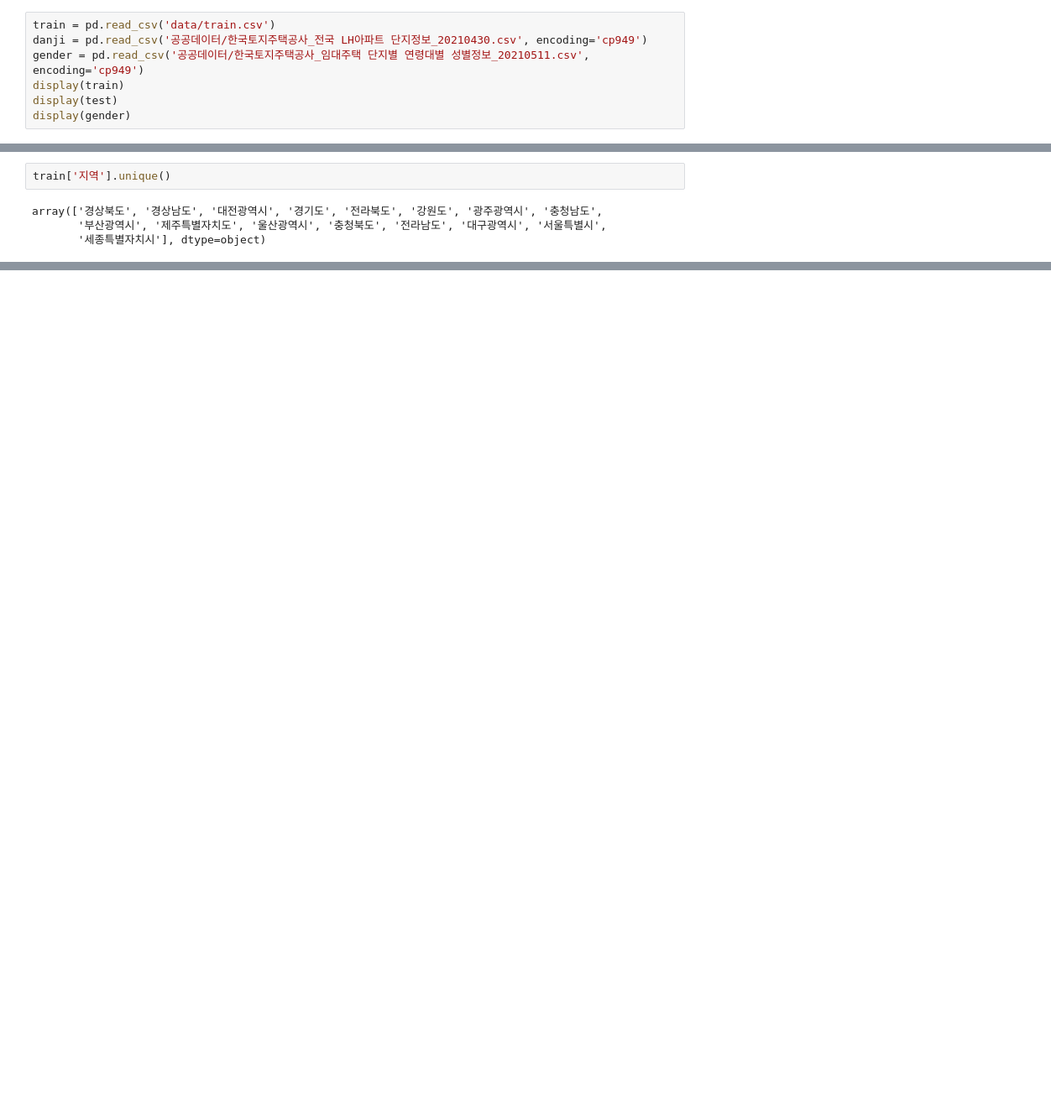
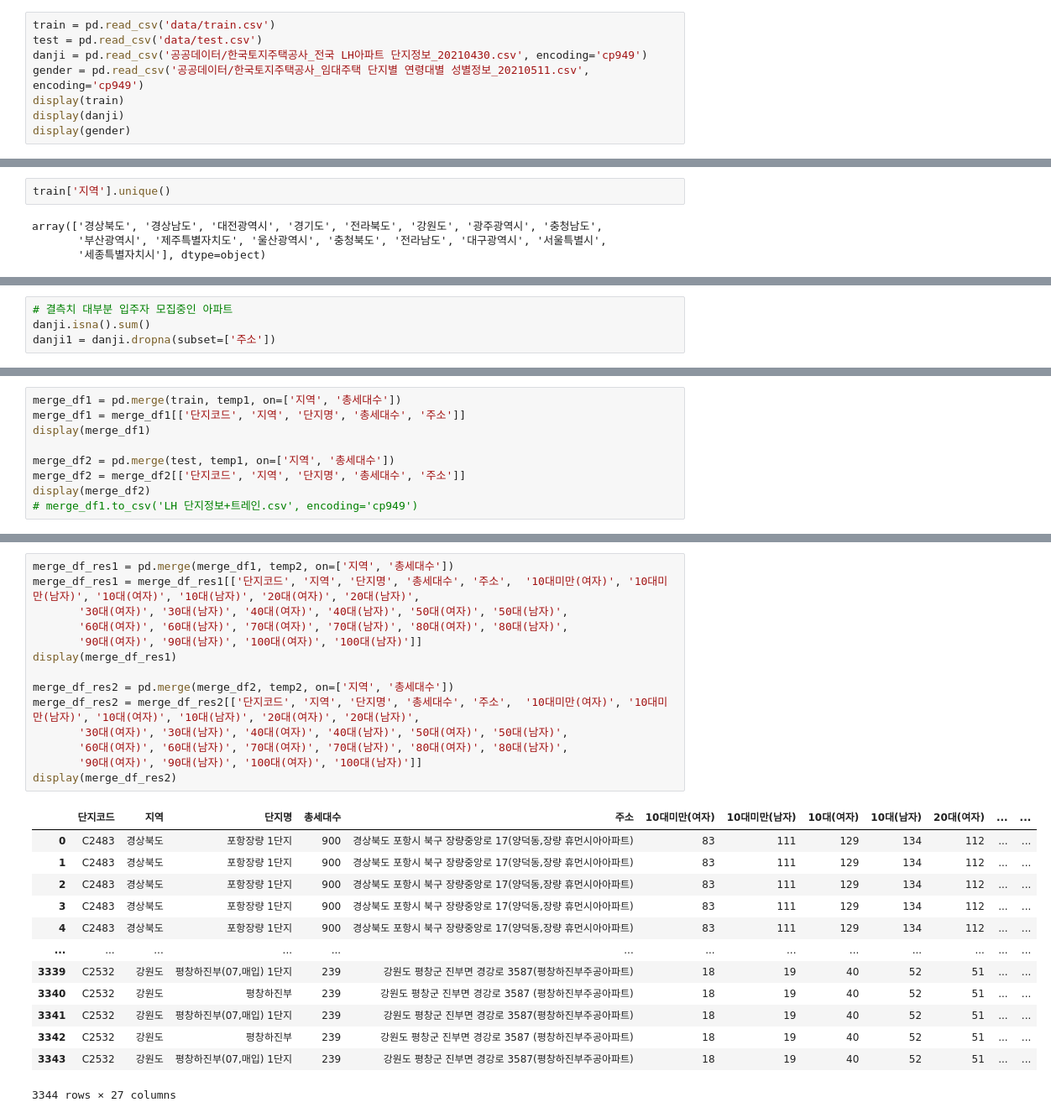
Before and after one commit to jkl851/AI_competition, a Jupyter notebook: 데이터합치기(제공데이터, 단지정보, 구성원).ipynb, the cells around one changed output, grey strips where cells are left out. Shown at 84% size. Saved outputs shown, nothing was run; the diff lists cells and outputs as text; blank space fills up the shorter version.

Commit message:
Add files via upload
3개 데이터 파일 필터링을 통한 merge -> 구성원 정보 등록

```diff
--- a/데이터합치기(제공데이터, 단지정보, 구성원).ipynb
+++ b/데이터합치기(제공데이터, 단지정보, 구성원).ipynb
@@ -46,9 +51,10 @@ from pandas import json_normalize
 # %%
 train = pd.read_csv('data/train.csv')
+test = pd.read_csv('data/test.csv')
 danji = pd.read_csv('공공데이터/한국토지주택공사_전국 LH아파트 단지정보_20210430.csv', encoding='cp949')
 gender = pd.read_csv('공공데이터/한국토지주택공사_임대주택 단지별 연령대별 성별정보_20210511.csv', encoding='cp949')
 display(train)
-display(test)
+display(danji)
 display(gender)
 # %% [output]
 |  | 단지코드 | 총세대수 | 임대건물구분 | 지역 | 공급유형 | 전용면적 | 전용면적별세대수 | 공가수 | 자격유형 | 임대보증금 | 임대료 | ... |
@@ -123,0 +152,4 @@ a
+# %%
+# 결측치 대부분 입주자 모집중인 아파트
+danji.isna().sum()
+danji1 = danji.dropna(subset=['주소'])
@@ -123,0 +244,9 @@ a
+# %%
+merge_df1 = pd.merge(train, temp1, on=['지역', '총세대수'])
+merge_df1 = merge_df1[['단지코드', '지역', '단지명', '총세대수', '주소']]
+display(merge_df1)
+
+merge_df2 = pd.merge(test, temp1, on=['지역', '총세대수'])
+merge_df2 = merge_df2[['단지코드', '지역', '단지명', '총세대수', '주소']]
+display(merge_df2)
+# merge_df1.to_csv('LH 단지정보+트레인.csv', encoding='cp949')
@@ -123,0 +394,28 @@ a
+# %%
+merge_df_res1 = pd.merge(merge_df1, temp2, on=['지역', '총세대수'])
+merge_df_res1 = merge_df_res1[['단지코드', '지역', '단지명', '총세대수', '주소',  '10대미만(여자)', '10대미만(남자)', '10대(여자)', '10대(남자)', '20대(여자)', '20대(남자)',
+       '30대(여자)', '30대(남자)', '40대(여자)', '40대(남자)', '50대(여자)', '50대(남자)',
+       '60대(여자)', '60대(남자)', '70대(여자)', '70대(남자)', '80대(여자)', '80대(남자)',
+       '90대(여자)', '90대(남자)', '100대(여자)', '100대(남자)']]
+display(merge_df_res1)
+
+merge_df_res2 = pd.merge(merge_df2, temp2, on=['지역', '총세대수'])
+merge_df_res2 = merge_df_res2[['단지코드', '지역', '단지명', '총세대수', '주소',  '10대미만(여자)', '10대미만(남자)', '10대(여자)', '10대(남자)', '20대(여자)', '20대(남자)',
+       '30대(여자)', '30대(남자)', '40대(여자)', '40대(남자)', '50대(여자)', '50대(남자)',
+       '60대(여자)', '60대(남자)', '70대(여자)', '70대(남자)', '80대(여자)', '80대(남자)',
+       '90대(여자)', '90대(남자)', '100대(여자)', '100대(남자)']]
+display(merge_df_res2)
+# %% [output]
+|  | 단지코드 | 지역 | 단지명 | 총세대수 | 주소 | 10대미만(여자) | 10대미만(남자) | 10대(여자) | 10대(남자) | 20대(여자) | ... | ... |
+| 0 | C2483 | 경상북도 | 포항장량 1단지 | 900 | 경상북도 포항시 북구 장량중앙로 17(양덕동,장량 휴먼시아아파트) | 83 | 111 | 129 | 134 | 112 | ... | ... |
+| 1 | C2483 | 경상북도 | 포항장량 1단지 | 900 | 경상북도 포항시 북구 장량중앙로 17(양덕동,장량 휴먼시아아파트) | 83 | 111 | 129 | 134 | 112 | ... | ... |
+| 2 | C2483 | 경상북도 | 포항장량 1단지 | 900 | 경상북도 포항시 북구 장량중앙로 17(양덕동,장량 휴먼시아아파트) | 83 | 111 | 129 | 134 | 112 | ... | ... |
+| 3 | C2483 | 경상북도 | 포항장량 1단지 | 900 | 경상북도 포항시 북구 장량중앙로 17(양덕동,장량 휴먼시아아파트) | 83 | 111 | 129 | 134 | 112 | ... | ... |
+| 4 | C2483 | 경상북도 | 포항장량 1단지 | 900 | 경상북도 포항시 북구 장량중앙로 17(양덕동,장량 휴먼시아아파트) | 83 | 111 | 129 | 134 | 112 | ... | ... |
+| ... | ... | ... | ... | ... | ... | ... | ... | ... | ... | ... | ... | ... |
+| 3339 | C2532 | 강원도 | 평창하진부(07,매입) 1단지 | 239 | 강원도 평창군 진부면 경강로 3587(평창하진부주공아파트) | 18 | 19 | 40 | 52 | 51 | ... | ... |
+| 3340 | C2532 | 강원도 | 평창하진부 | 239 | 강원도 평창군 진부면 경강로 3587 (평창하진부주공아파트) | 18 | 19 | 40 | 52 | 51 | ... | ... |
+| 3341 | C2532 | 강원도 | 평창하진부(07,매입) 1단지 | 239 | 강원도 평창군 진부면 경강로 3587(평창하진부주공아파트) | 18 | 19 | 40 | 52 | 51 | ... | ... |
+| 3342 | C2532 | 강원도 | 평창하진부 | 239 | 강원도 평창군 진부면 경강로 3587 (평창하진부주공아파트) | 18 | 19 | 40 | 52 | 51 | ... | ... |
+| 3343 | C2532 | 강원도 | 평창하진부(07,매입) 1단지 | 239 | 강원도 평창군 진부면 경강로 3587(평창하진부주공아파트) | 18 | 19 | 40 | 52 | 51 | ... | ... |
+3344 rows × 27 columns
```
Also changed, not shown: parts of 15 cells of this notebook.
